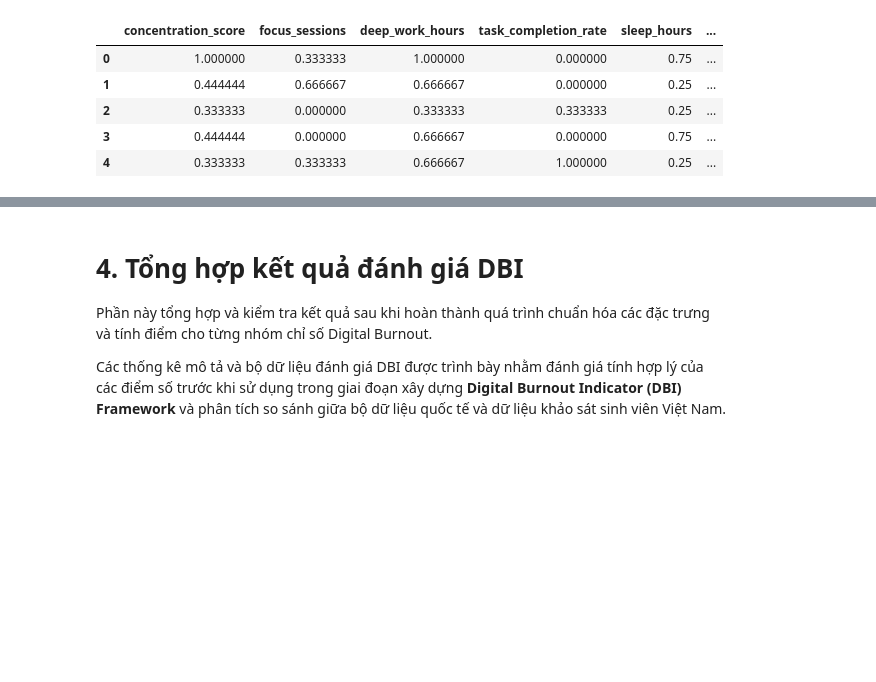
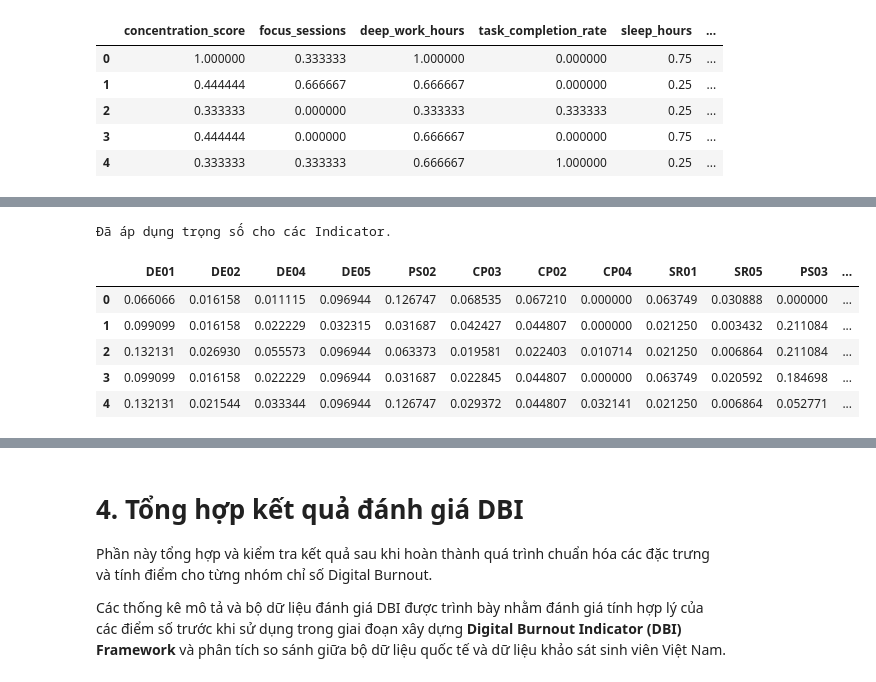
Before and after one commit to NguynnThah/DA016, a Jupyter notebook: notebooks/vietnam_dataset/05_DBI_assessment.ipynb, the cells around one changed output, grey strips where cells are left out. Cells and saved outputs as stored; diff of their text form; code cells hidden in the pictures; blank space fills up the shorter version.

```diff
--- a/notebooks/vietnam_dataset/05_DBI_assessment.ipynb
+++ b/notebooks/vietnam_dataset/05_DBI_assessment.ipynb
@@ -371,0 +357,15 @@ display(
+# %%
+# Lấy trọng số của từng Indicator từ DBI Framework
+
+indicator_weights = (
+    dbi_framework[
+        [
+            "indicator_id",
+            "indicator_weight"
+        ]
+    ]
+    .set_index("indicator_id")
+)
+
+
+indicator_weights.head()
@@ -371,0 +380,34 @@ display(
+# %%
+# Áp dụng trọng số cho từng Indicator Score
+
+weighted_indicator_scores = indicator_scores.copy()
+
+
+for indicator_id in weighted_indicator_scores.columns:
+
+    weight = indicator_weights.loc[
+        indicator_id,
+        "indicator_weight"
+    ]
+
+
+    weighted_indicator_scores[indicator_id] = (
+        weighted_indicator_scores[indicator_id]
+        * weight
+    )
+
+
+print("Đã áp dụng trọng số cho các Indicator.")
+# %% [output]
+Đã áp dụng trọng số cho các Indicator.
+# %%
+display(
+    weighted_indicator_scores.head()
+)
+# %% [output]
+|  | DE01 | DE02 | DE04 | DE05 | PS02 | CP03 | CP02 | CP04 | SR01 | SR05 | PS03 | ... |
+| 0 | 0.066066 | 0.016158 | 0.011115 | 0.096944 | 0.126747 | 0.068535 | 0.067210 | 0.000000 | 0.063749 | 0.030888 | 0.000000 | ... |
+| 1 | 0.099099 | 0.016158 | 0.022229 | 0.032315 | 0.031687 | 0.042427 | 0.044807 | 0.000000 | 0.021250 | 0.003432 | 0.211084 | ... |
+| 2 | 0.132131 | 0.026930 | 0.055573 | 0.096944 | 0.063373 | 0.019581 | 0.022403 | 0.010714 | 0.021250 | 0.006864 | 0.211084 | ... |
+| 3 | 0.099099 | 0.016158 | 0.022229 | 0.096944 | 0.031687 | 0.022845 | 0.044807 | 0.000000 | 0.063749 | 0.020592 | 0.184698 | ... |
+| 4 | 0.132131 | 0.021544 | 0.033344 | 0.096944 | 0.126747 | 0.029372 | 0.044807 | 0.032141 | 0.021250 | 0.006864 | 0.052771 | ... |
```
Also changed, not shown: parts of 40 cells of this notebook, 31 other files.
